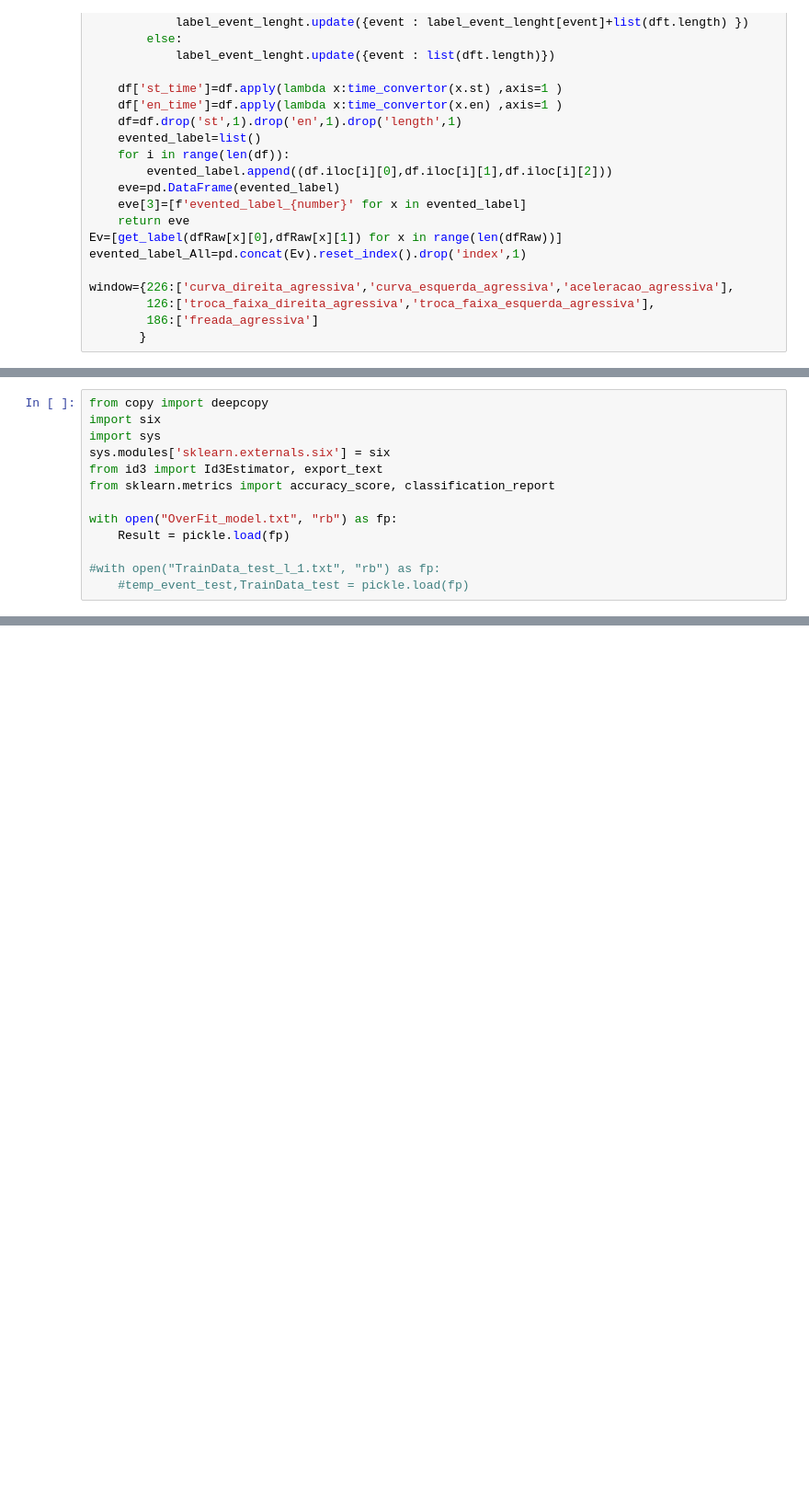
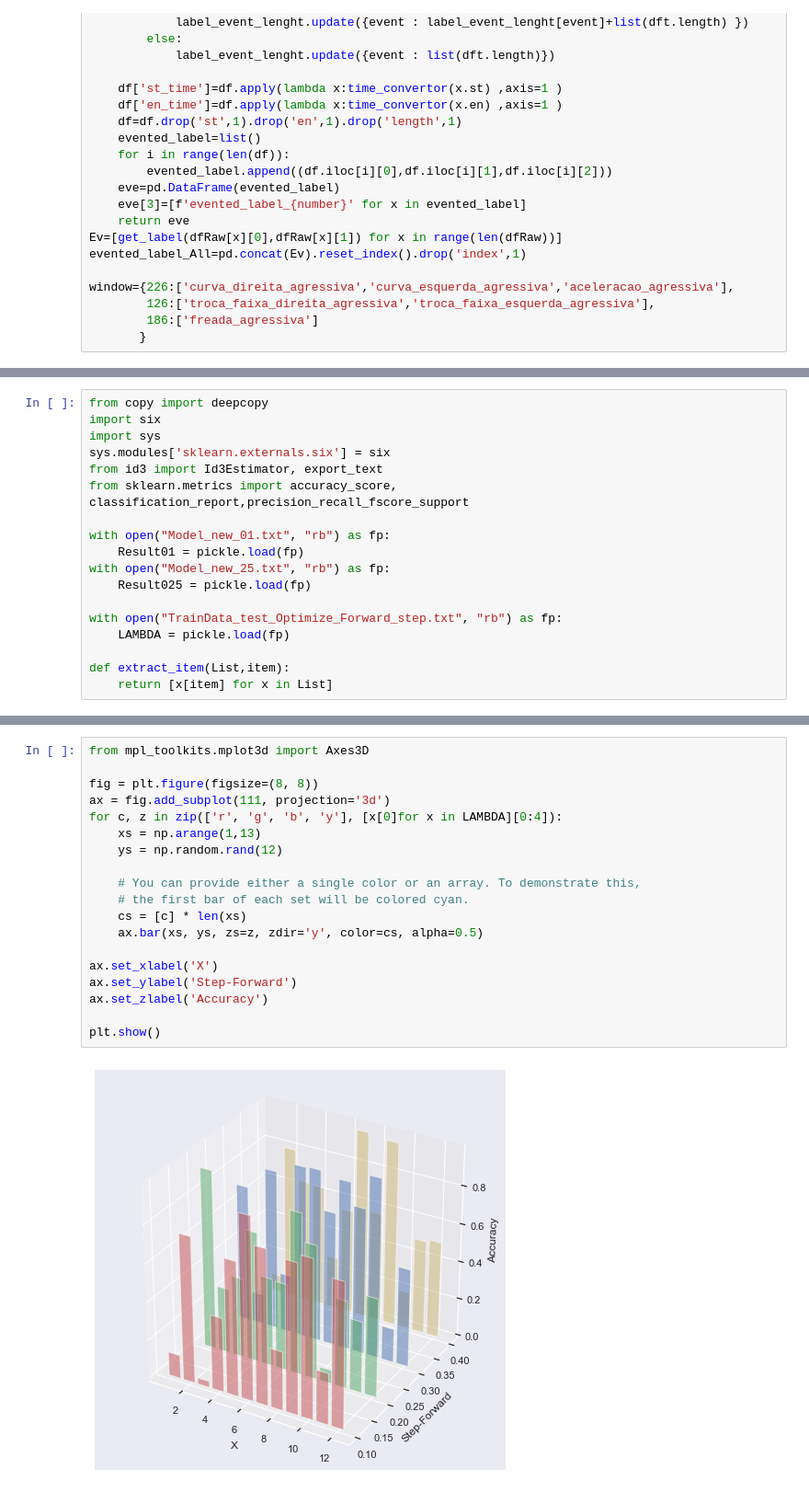
Before and after one commit to HosseinlGholami/BehavePart2, a Jupyter notebook: 0Optimize the step forward.ipynb, the cells around one changed output, grey strips where cells are left out. Shown: that part at 92% size. Cells and saved outputs as stored; diff of their text form; blank space fills up the shorter version.

```diff
--- a/0Optimize the step forward.ipynb
+++ b/0Optimize the step forward.ipynb
@@ -220,10 +222,15 @@ import six
 import sys
 sys.modules['sklearn.externals.six'] = six
 from id3 import Id3Estimator, export_text
-from sklearn.metrics import accuracy_score, classification_report
+from sklearn.metrics import accuracy_score, classification_report,precision_recall_fscore_support
 
-with open("OverFit_model.txt", "rb") as fp:
-    Result = pickle.load(fp)
+with open("Model_new_01.txt", "rb") as fp:
+    Result01 = pickle.load(fp)
+with open("Model_new_25.txt", "rb") as fp:
+    Result025 = pickle.load(fp)
 
-#with open("TrainData_test_l_1.txt", "rb") as fp:
-    #temp_event_test,TrainData_test = pickle.load(fp)
+with open("TrainData_test_Optimize_Forward_step.txt", "rb") as fp:
+    LAMBDA = pickle.load(fp)
+
+def extract_item(List,item):
+    return [x[item] for x in List]
@@ -240,0 +337,21 @@ print(classification_report(label, estimator.predict(data)))
+# %%
+from mpl_toolkits.mplot3d import Axes3D
+
+fig = plt.figure(figsize=(8, 8))
+ax = fig.add_subplot(111, projection='3d')
+for c, z in zip(['r', 'g', 'b', 'y'], [x[0]for x in LAMBDA][0:4]):
+    xs = np.arange(1,13)
+    ys = np.random.rand(12)
+
+    # You can provide either a single color or an array. To demonstrate this,
+    # the first bar of each set will be colored cyan.
+    cs = [c] * len(xs)
+    ax.bar(xs, ys, zs=z, zdir='y', color=cs, alpha=0.5)
+
+ax.set_xlabel('X')
+ax.set_ylabel('Step-Forward')
+ax.set_zlabel('Accuracy')
+
+plt.show()
+# %% [output]
+[figure, added]
```
Also changed, not shown: parts of 6 cells of this notebook, 14 other files.
